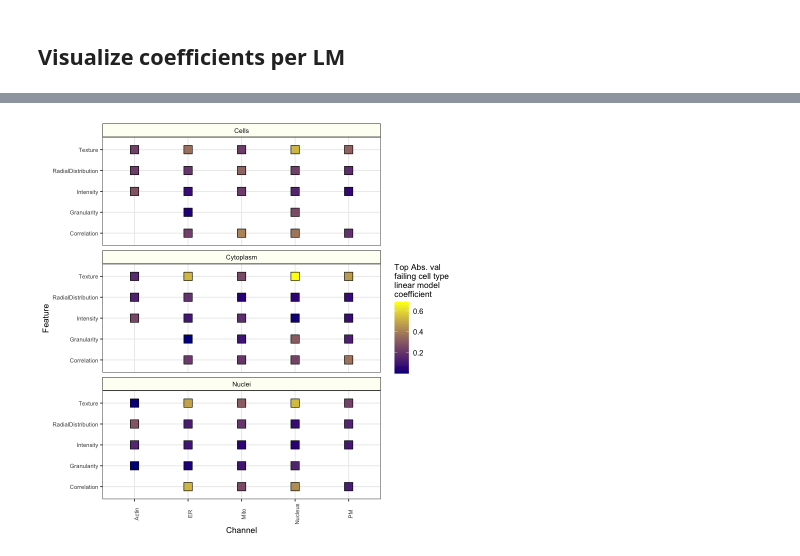
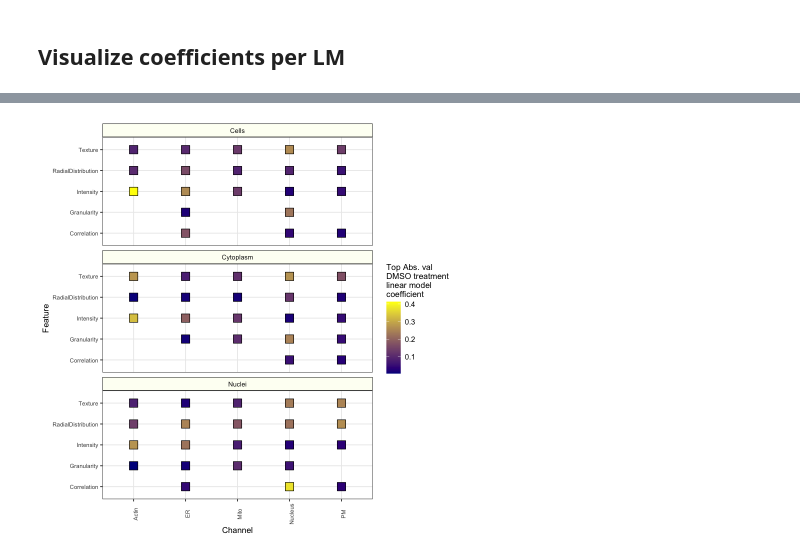
Before and after one commit to WayScience/cellpainting_predicts_cardiac_fibrosis, a Jupyter notebook: 4.analyze_data/notebooks/linear_model/1.visualize_linear_model.ipynb, the cells around one changed output, grey strips where cells are left out. Cells and saved outputs as stored; diff of their text form; code cells hidden in the pictures.

```diff
--- a/4.analyze_data/notebooks/linear_model/1.visualize_linear_model.ipynb
+++ b/4.analyze_data/notebooks/linear_model/1.visualize_linear_model.ipynb
@@ -23,11 +23,11 @@ input_dir <- "results"
 output_fig_dir <- "figures"
 
 # Path to file with LM coefficients to plot
-lm_file <- file.path(input_dir, paste0(plate, "_linear_model_healthy_DMSO_failing_drug.tsv"))
+lm_file <- file.path(input_dir, paste0(plate, "_linear_model_failing_DMSO_TGFRi.tsv"))
 
 # Paths for each figure output
-lm_fig <- file.path(output_fig_dir, paste0(plate, "_linear_model_healthy_DMSO_failing_drug.png"))
-lm_group_fig <- file.path(output_fig_dir, paste0(plate, "_linear_model_healthy_DMSO_failing_drug_bygroup.png"))
-lm_coef_fig <- file.path(output_fig_dir, paste0(plate, "_linear_model_healthy_DMSO_failing_drug_coefficients.png"))
+lm_fig <- file.path(output_fig_dir, paste0(plate, "_linear_model_failing_DMSO_TGFRi.png"))
+lm_group_fig <- file.path(output_fig_dir, paste0(plate, "_linear_model_failing_DMSO_TGFRi_bygroup.png"))
+lm_coef_fig <- file.path(output_fig_dir, paste0(plate, "_linear_model_failing_DMSO_TGFRi_coefficients.png"))
 # %% [markdown]
 ## Clean and sort the data prior to plotting
@@ -40,7 +56,7 @@ lm_df <- readr::read_tsv(
 # Arrange by absolute value coefficient
 # Split out components of feature name for visualization
 lm_df <- lm_df %>%
-    dplyr::arrange(desc(abs(failing_coef))) %>%
+    dplyr::arrange(desc(abs(DMSO_coef))) %>%
     tidyr::separate(
         feature,
         into = c(
@@ -49,7 +65,8 @@ lm_df <- lm_df %>%
             "measurement",
             "channel",
             "parameter1",
-            "parameter2"
+            "parameter2",
+            "parameter3"
         ),
         sep = "_",
         remove = FALSE
@@ -156,7 +170,7 @@ channels <- c(
 lm_cleaned_df <- lm_df %>%
     dplyr::filter(channel %in% names(channels)) %>%
     dplyr::group_by(feature_group, channel_cleaned, compartment) %>%
-    dplyr::slice_max(order_by = failing_coef, n = 1)
+    dplyr::slice_max(order_by = DMSO_coef, n = 1)
 
 head(lm_cleaned_df, 2)
 # %% [output]
@@ -168,33 +182,33 @@ A grouped_df: 2 × 12
 # %%
 coef_gg <- (
     ggplot(lm_cleaned_df, aes(x = channel_cleaned, y = feature_group))
-    + geom_point(aes(fill = abs(failing_coef)), pch = 22, size = 5)
+    + geom_point(aes(fill = abs(DMSO_coef)), pch = 22, size = 5)
     + facet_wrap("~compartment", ncol = 1)
     + theme_bw()
     + scale_fill_gradient(
-        name="Top Abs. val\nfailing cell type\nlinear model\ncoefficient",
+        name="Top Abs. val\nDMSO treatment\nlinear model\ncoefficient",
         low = "darkblue",
         high = "yellow"
     )
     + xlab("Channel")
     + ylab("Feature")
     + theme(
         axis.text = element_text(size = 7),
         axis.text.x = element_text(angle = 90, size = 7),
         axis.title = element_text(size = 10),
         legend.text = element_text(size = 9),
         legend.title = element_text(size = 10),
         strip.text = element_text(size = 8),
         strip.background = element_rect(
             colour = "black",
             fill = "#fdfff4"
         )
     )
 )
 
 # Save figure
 ggsave(lm_coef_fig, coef_gg, height = 5, width = 3.5, dpi = 500)
 
 coef_gg
 # %% [output]
-[figure, old version]
+[figure, new version]
```
Also changed, not shown: parts of 5 cells of this notebook, 7 other files.
